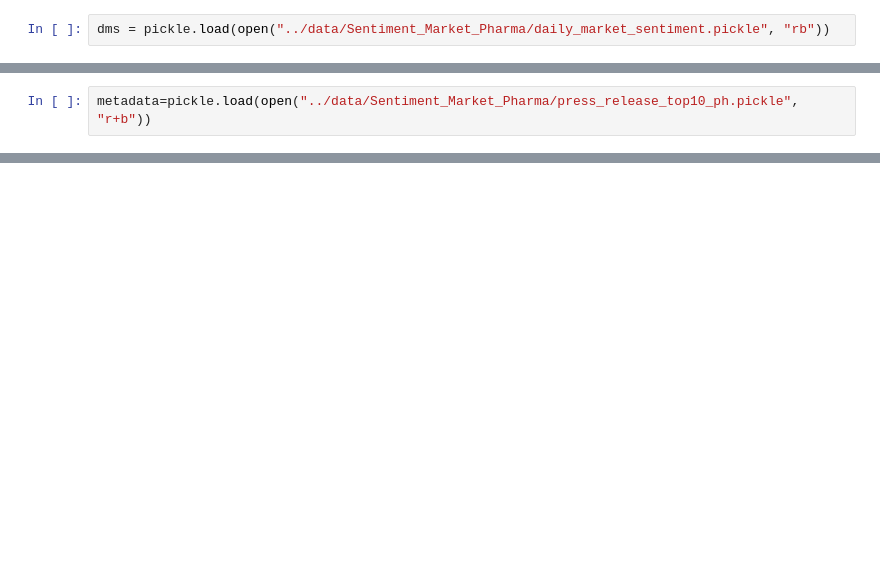
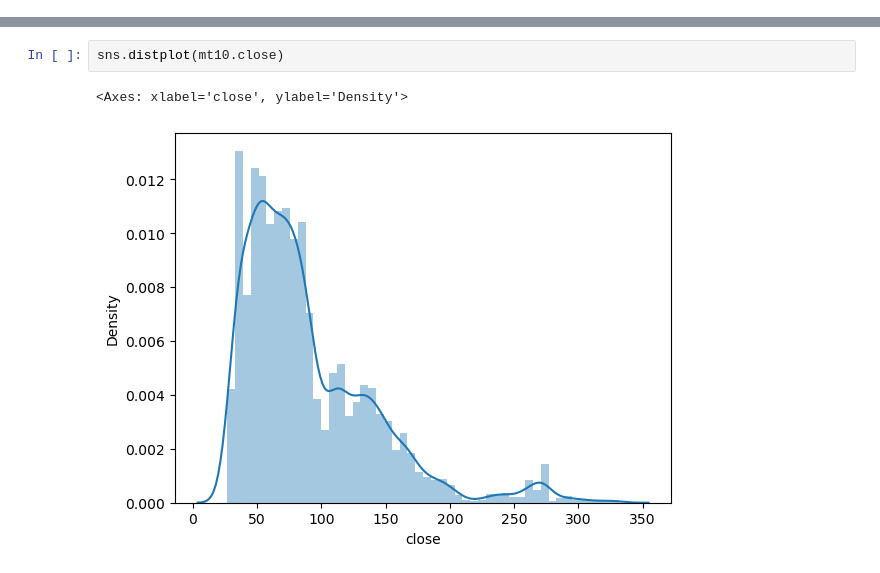
Before and after one commit to djtom98/Graph-Based-Analysis-Earnings-Calls, a Jupyter notebook: src/exploredata.ipynb, the cells around one changed output, grey strips where cells are left out. Drawn from its saved outputs; the diff is of its cells as text; blank space fills up the shorter version.

Commit message:
explore data update, not finished

```diff
--- a/src/exploredata.ipynb
+++ b/src/exploredata.ipynb
@@ -4,2 +0,0 @@ import pickle
-# %%
-dms = pickle.load(open("../data/Sentiment_Market_Pharma/daily_market_sentiment.pickle", "rb"))
@@ -83,2 +0,0 @@ dailyms
-# %%
-metadata=pickle.load(open("../data/Sentiment_Market_Pharma/press_release_top10_ph.pickle", "r+b"))
@@ -90,0 +181,5 @@ mdf.title[4]
+# %%
+sns.distplot(mt10.close)
+# %% [output]
+<Axes: xlabel='close', ylabel='Density'>
+[figure, added]
```
Also changed, not shown: parts of 44 cells of this notebook, 1 other file.
